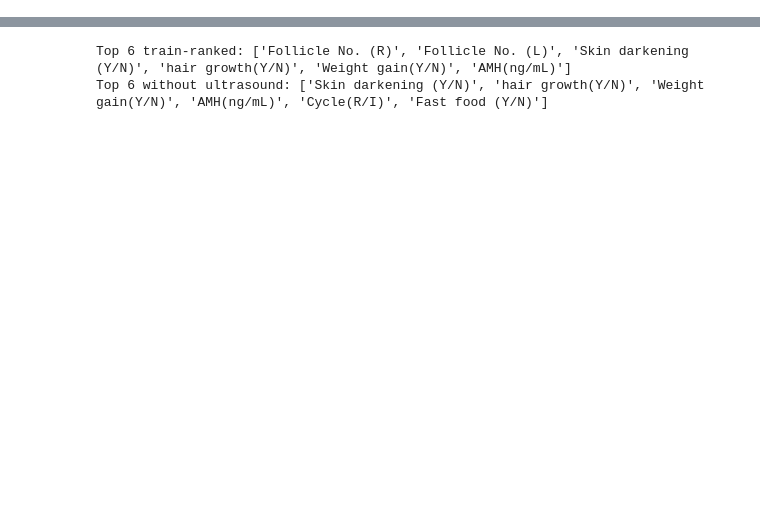
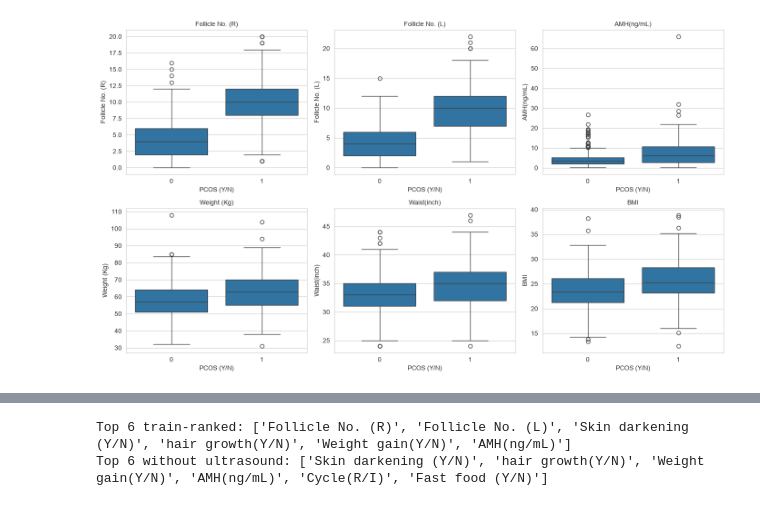
Before and after one commit to omkarrnaik/cycletwin-ai, a Jupyter notebook: data/PCOS_Analysis.ipynb, the cells around one changed output, grey strips where cells are left out. Saved outputs shown, nothing was run; the diff lists cells and outputs as text; code cells hidden in the pictures; blank space fills up the shorter version.

```diff
--- a/data/PCOS_Analysis.ipynb
+++ b/data/PCOS_Analysis.ipynb
@@ -505,0 +170,12 @@ Baseline Brier (prevalence only): OOF 0.2199 | test 0.2212
+# %%
+df = train_real.copy()                                   # real train only from here on
+num_imp = SimpleImputer(strategy='median').fit(df[cols])
+df_stat = pd.DataFrame(num_imp.transform(df[cols]), columns=cols, index=df.index)
+df_stat[TARGET] = df[TARGET].values
+
+q1, q3 = df[continuous_cols].quantile(0.25), df[continuous_cols].quantile(0.75)
+iqr = q3 - q1
+outlier_count = ((df[continuous_cols] < (q1 - 1.5 * iqr)) | (df[continuous_cols] > (q3 + 1.5 * iqr))).sum()
+outliers = outlier_count.sort_values(ascending=False).head(10).rename('n_outliers (IQR rule)')
+save_table(outliers.to_frame(), 'table_outliers_train')
+outliers
@@ -505,0 +203,14 @@ Baseline Brier (prevalence only): OOF 0.2199 | test 0.2212
+# %%
+# numeric features vs target (real train). BH = Benjamini-Hochberg multiple-testing correction
+rows = []
+for c in continuous_cols:
+    a, b = df_stat.loc[df_stat[TARGET] == 0, c], df_stat.loc[df_stat[TARGET] == 1, c]
+    r, p = pointbiserialr(df_stat[TARGET], df_stat[c])
+    rows.append([c, r, p, mannwhitneyu(a, b).pvalue, a.mean(), b.mean()])
+num_vs_target = pd.DataFrame(rows, columns=['feature', 'point_biserial_r', 'p_value', 'p_mannwhitney',
+                                            'mean_no_pcos', 'mean_pcos'])
+num_vs_target['p_mannwhitney_BH'] = multipletests(num_vs_target['p_mannwhitney'], method='fdr_bh')[1]
+num_vs_target['abs_r'] = num_vs_target['point_biserial_r'].abs()
+num_vs_target = num_vs_target.sort_values('abs_r', ascending=False).reset_index(drop=True)
+save_table(num_vs_target, 'table_numeric_vs_target', index=False)
+num_vs_target.round(4)
@@ -505,0 +235,8 @@ Baseline Brier (prevalence only): OOF 0.2199 | test 0.2212
+# %%
+top_num = num_vs_target.head(6)['feature'].tolist()
+fig, axes = plt.subplots(2, 3, figsize=(14, 8))
+for ax, c in zip(axes.flatten(), top_num):
+    sns.boxplot(x=df_stat[TARGET], y=df_stat[c], ax=ax); ax.set_title(c, fontsize=10)
+plt.tight_layout(); save_fig('fig_boxplots_top6_numeric'); plt.show()
+# %% [output]
+[figure, added]
```
Also changed, not shown: parts of 66 cells of this notebook, 23 other files.
